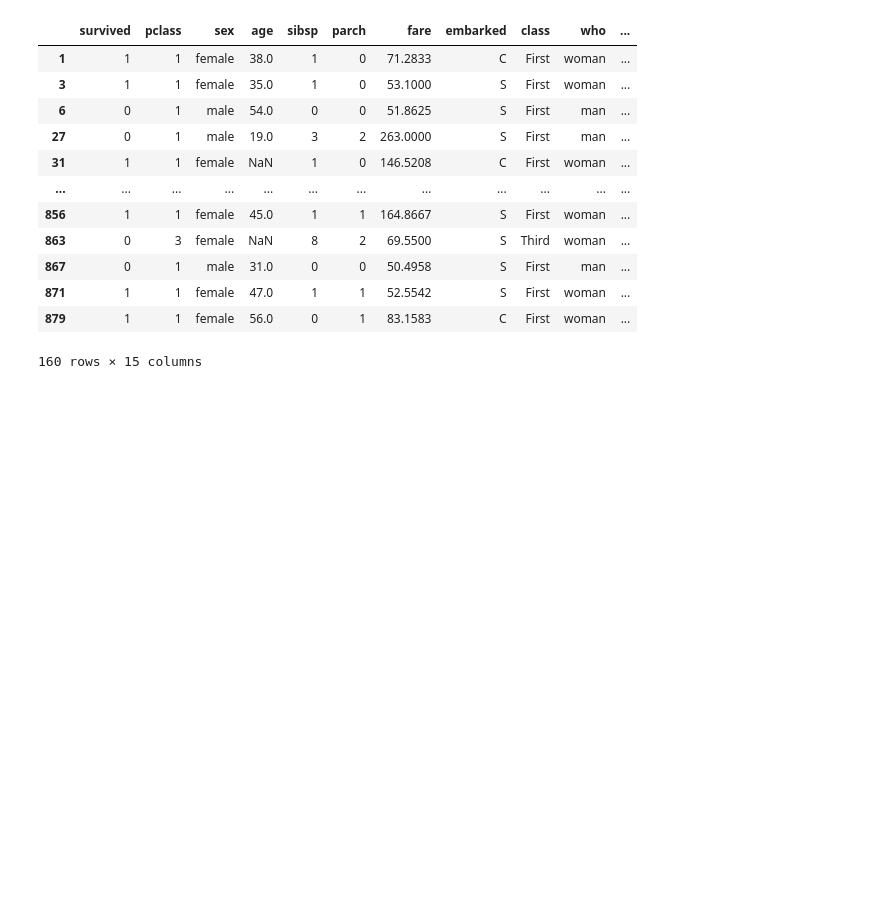
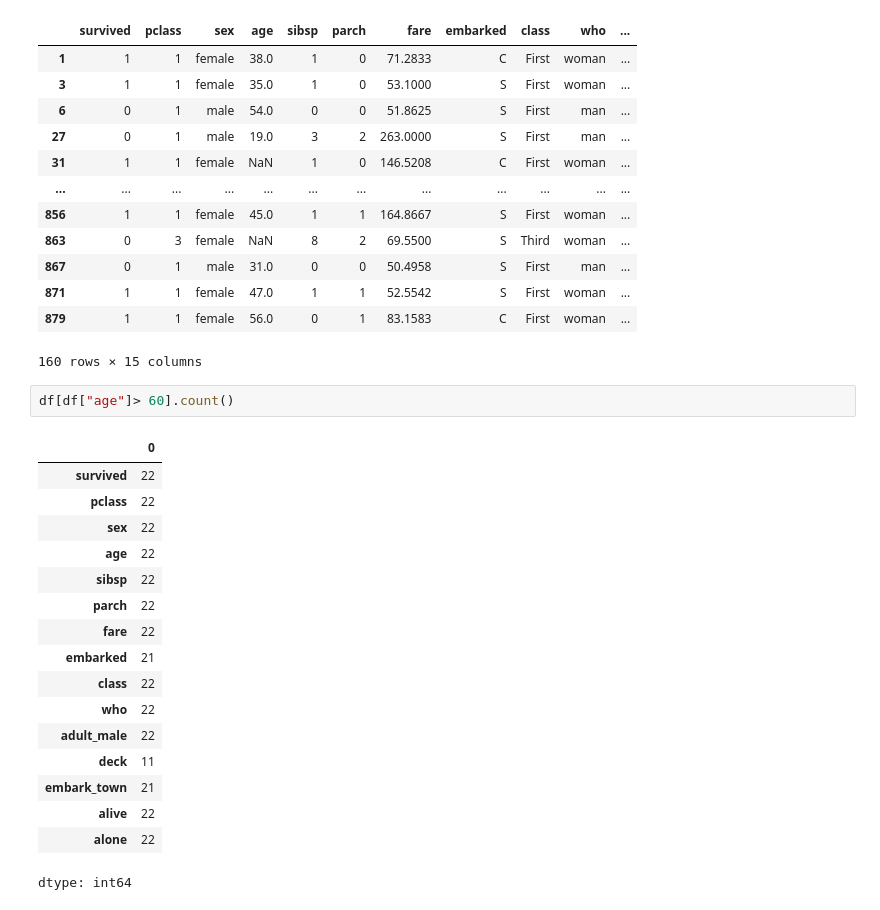
Before and after one commit to Pritishcoder07/AIML-ALGROITHM, a Jupyter notebook: DAY 1 .ipynb, the cells around one changed output. Saved outputs shown, nothing was run; the diff lists cells and outputs as text; blank space fills up the shorter version.

```diff
--- a/DAY 1 .ipynb
+++ b/DAY 1 .ipynb
@@ -316,3 +316,23 @@ df[df["fare"]>50]
 | 871 | 1 | 1 | female | 47.0 | 1 | 1 | 52.5542 | S | First | woman | ... |
 | 879 | 1 | 1 | female | 56.0 | 0 | 1 | 83.1583 | C | First | woman | ... |
 160 rows × 15 columns
+# %%
+df[df["age"]> 60].count()
+# %% [output]
+|  | 0 |
+| survived | 22 |
+| pclass | 22 |
+| sex | 22 |
+| age | 22 |
+| sibsp | 22 |
+| parch | 22 |
+| fare | 22 |
+| embarked | 21 |
+| class | 22 |
+| who | 22 |
+| adult_male | 22 |
+| deck | 11 |
+| embark_town | 21 |
+| alive | 22 |
+| alone | 22 |
+dtype: int64
```
Also changed, not shown: parts of 1 cell of this notebook.
